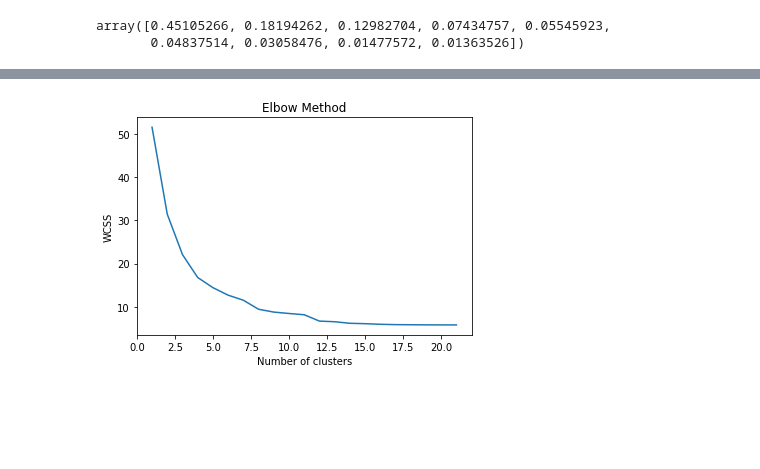
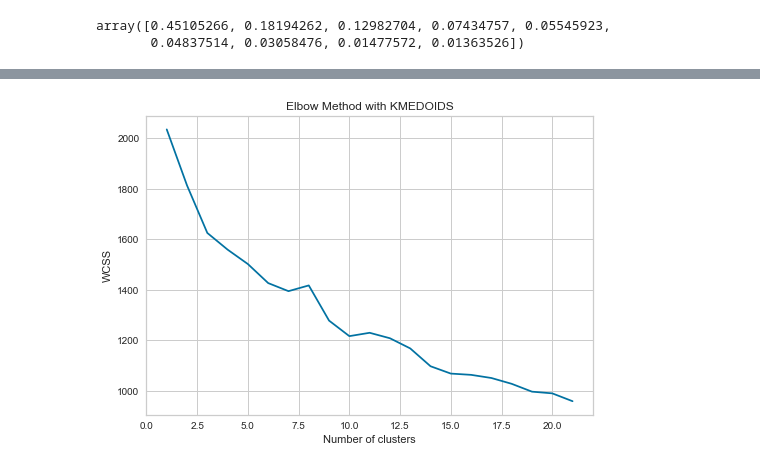
Before and after one commit to rfisla/FINAL-PROJECT-OF-KSCHOOL-MASTER, a Jupyter notebook: K-Means Algorithm.ipynb, the cells around one changed output, grey strips where cells are left out. Cells and saved outputs as stored; diff of their text form; code cells hidden in the pictures; blank space fills up the shorter version.

```diff
--- a/K-Means Algorithm.ipynb
+++ b/K-Means Algorithm.ipynb
@@ -629,11 +1001,11 @@ plot_clustering(groupby_domains_normalized, clusters_sk, centroids_sk)
 # %%
 wcss = []
 for i in range(1, 22):
-    kmedoids = KMedoids(n_clusters = i, metric='manhattan')
+    kmedoids = KMedoids(n_clusters = i, metric='manhattan',init= 'k-medoids++')
     kmedoids.fit(groupby_domains_RobustScaler)
     wcss.append(kmedoids.inertia_)
 plt.plot(range(1, 22), wcss)
-plt.title('Elbow Method')
+plt.title('Elbow Method with KMEDOIDS')
 plt.xlabel('Number of clusters')
 plt.ylabel('WCSS')
 plt.show()
@@ -642,4 +1014,4 @@ plt.show()
 # %%
-kmedoids = KMedoids(n_clusters = 10, metric='manhattan')
+kmedoids = KMedoids(n_clusters = 10, init= 'k-medoids++')
 kmedoids.fit(groupby_domains_RobustScaler)
 # %% [output]
@@ -661,0 +1047,9 @@ Name: 0, dtype: int64
+# %%
+# Instantiate the clustering model and visualizer
+model = KMedoids(init= 'k-medoids++')
+visualizer = KElbowVisualizer(
+    model, k=(3,16), metric='calinski_harabasz', timings=False
+)
+
+visualizer.fit(scores_pca_robustscaler)        # Fit the data to the visualizer
+visualizer.show()        # Finalize and render the figure
@@ -661,0 +1059,9 @@ Name: 0, dtype: int64
+# %%
+# Instantiate the clustering model and visualizer
+model = KMedoids(init= 'k-medoids++')
+visualizer = KElbowVisualizer(
+    model, k=(3,16), timings=False
+)
+
+visualizer.fit(scores_pca_robustscaler)        # Fit the data to the visualizer
+visualizer.show()        # Finalize and render the figure
@@ -662,13 +1071,13 @@ Name: 0, dtype: int64
 # %%
 wcss = []
 for i in range(1, 22):
-    kmedoids = KMedoids(n_clusters = i)
-    kmedoids.fit(groupby_domains_normalized)
+    kmedoids = KMedoids(n_clusters = i,init= 'k-medoids++')
+    kmedoids.fit(scores_pca_robustscaler)
     wcss.append(kmedoids.inertia_)
 plt.plot(range(1, 22), wcss)
-plt.title('Elbow Method')
+plt.title('Elbow Method with KMEDOIDS')
 plt.xlabel('Number of clusters')
 plt.ylabel('WCSS')
 plt.show()
 # %% [output]
-[figure, old version]
+[figure, new version]
```
Also changed, not shown: parts of 138 cells of this notebook.
